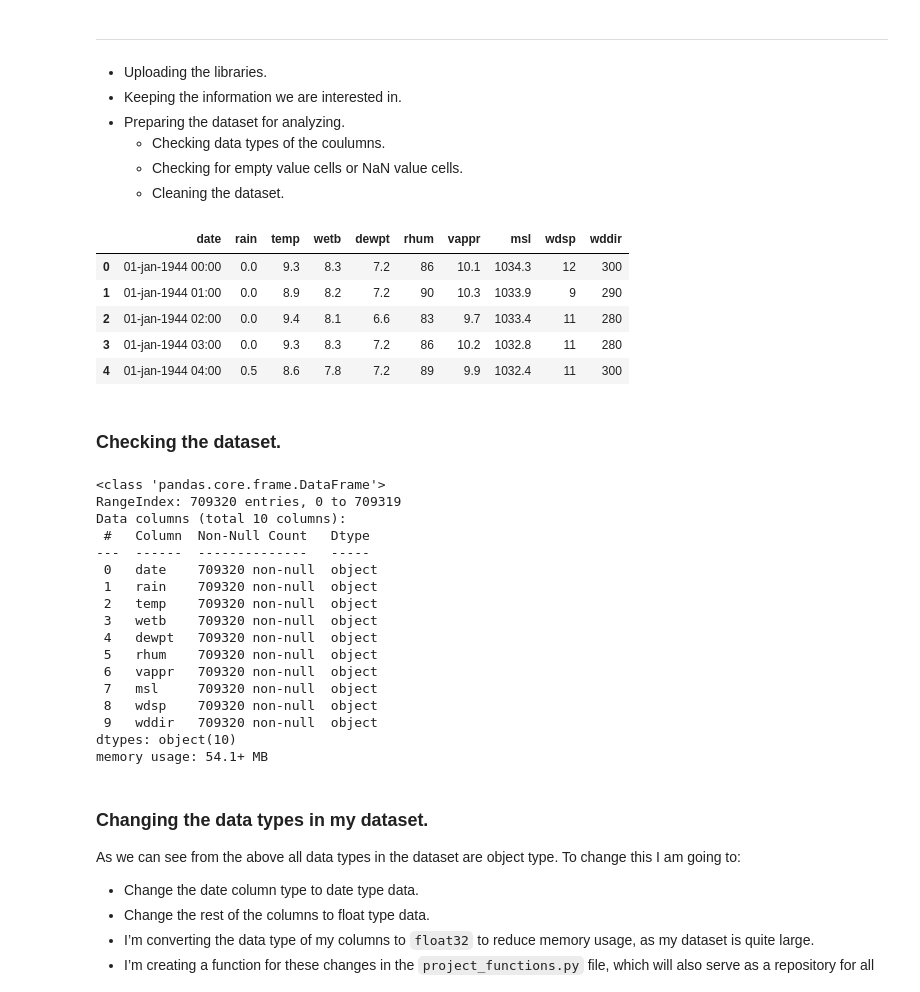
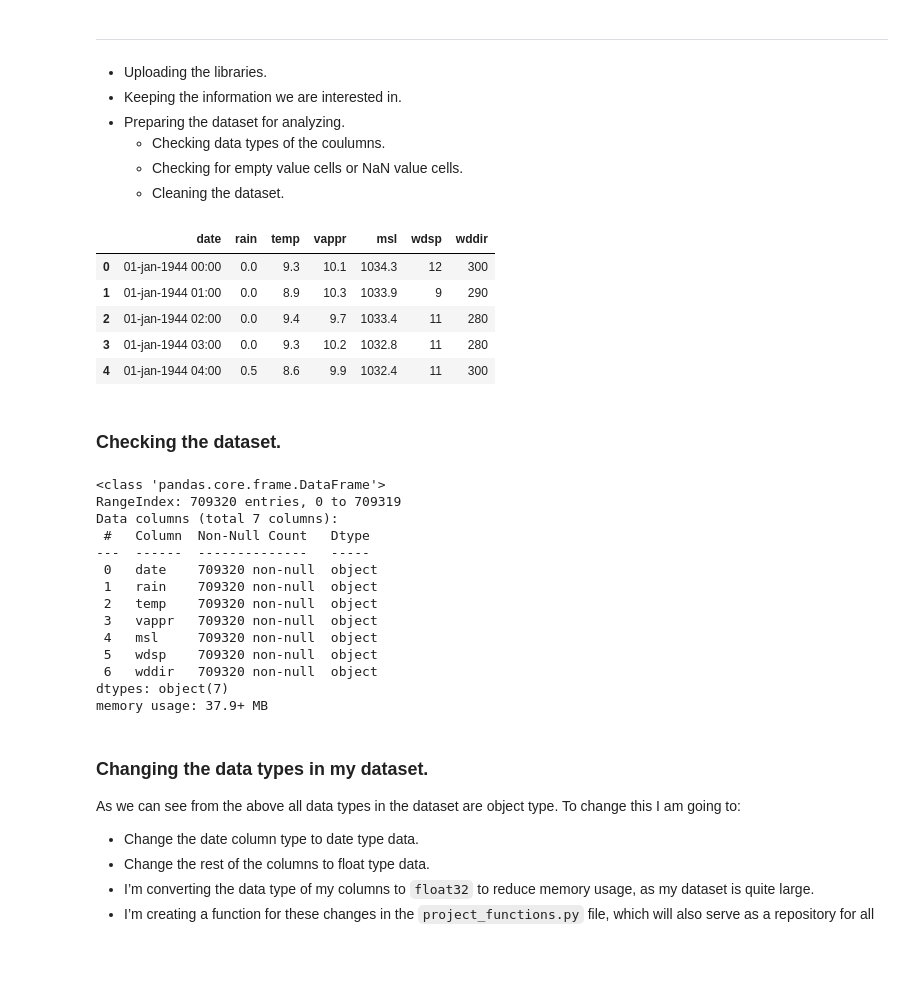
Before and after one commit to ermelinda-q/PFDA, a Jupyter notebook: project/project.ipynb, the cells around one changed output. Drawn from its saved outputs; the diff is of its cells as text; code cells hidden in the pictures; blank space fills up the shorter version.

```diff
--- a/project/project.ipynb
+++ b/project/project.ipynb
@@ -23,22 +23,22 @@ from project_functions import *
 # %%
 # Uploading the dataset to my data frame, skipping the first 23 rows as the dataset starts at row 24.
 # Setting low_memory=False - easier to upload in big datasets.
 df = pd.read_csv('./data/data_valentia.csv', skiprows=23, low_memory=False)
 
 # Creating a subset using only the data I need for this project.
 # Two ways of doing it:
-df_valentia = df[['date', 'rain', 'temp', 'wetb', 'dewpt', 'rhum', 'vappr', 'msl', 'wdsp', 'wddir']].copy()
+df_valentia = df[['date', 'rain', 'temp', 'vappr', 'msl', 'wdsp', 'wddir']].copy() # easier
 # or:
 # df_valentia = df.drop(columns=['ww', 'sun', 'w', 'vis', 'clht', 'clamt', 'ind', 'ind.1', 'ind.2', 'ind.3', 'ind.4'])
 
 df_valentia.head(5)
 # %% [output]
-|  | date | rain | temp | wetb | dewpt | rhum | vappr | msl | wdsp | wddir |
-| 0 | 01-jan-1944 00:00 | 0.0 | 9.3 | 8.3 | 7.2 | 86 | 10.1 | 1034.3 | 12 | 300 |
-| 1 | 01-jan-1944 01:00 | 0.0 | 8.9 | 8.2 | 7.2 | 90 | 10.3 | 1033.9 | 9 | 290 |
-| 2 | 01-jan-1944 02:00 | 0.0 | 9.4 | 8.1 | 6.6 | 83 | 9.7 | 1033.4 | 11 | 280 |
-| 3 | 01-jan-1944 03:00 | 0.0 | 9.3 | 8.3 | 7.2 | 86 | 10.2 | 1032.8 | 11 | 280 |
-| 4 | 01-jan-1944 04:00 | 0.5 | 8.6 | 7.8 | 7.2 | 89 | 9.9 | 1032.4 | 11 | 300 |
+|  | date | rain | temp | vappr | msl | wdsp | wddir |
+| 0 | 01-jan-1944 00:00 | 0.0 | 9.3 | 10.1 | 1034.3 | 12 | 300 |
+| 1 | 01-jan-1944 01:00 | 0.0 | 8.9 | 10.3 | 1033.9 | 9 | 290 |
+| 2 | 01-jan-1944 02:00 | 0.0 | 9.4 | 9.7 | 1033.4 | 11 | 280 |
+| 3 | 01-jan-1944 03:00 | 0.0 | 9.3 | 10.2 | 1032.8 | 11 | 280 |
+| 4 | 01-jan-1944 04:00 | 0.5 | 8.6 | 9.9 | 1032.4 | 11 | 300 |
 # %% [markdown]
 ### Checking the dataset.
 # %%
@@ -47,21 +47,18 @@ df_valentia.info()
 # %% [output]
 <class 'pandas.core.frame.DataFrame'>
 RangeIndex: 709320 entries, 0 to 709319
-Data columns (total 10 columns):
+Data columns (total 7 columns):
  #   Column  Non-Null Count   Dtype
 ---  ------  --------------   -----
  0   date    709320 non-null  object
  1   rain    709320 non-null  object
  2   temp    709320 non-null  object
- 3   wetb    709320 non-null  object
- 4   dewpt   709320 non-null  object
- 5   rhum    709320 non-null  object
- 6   vappr   709320 non-null  object
- 7   msl     709320 non-null  object
- 8   wdsp    709320 non-null  object
- 9   wddir   709320 non-null  object
-dtypes: object(10)
-memory usage: 54.1+ MB
+ 3   vappr   709320 non-null  object
+ 4   msl     709320 non-null  object
+ 5   wdsp    709320 non-null  object
+ 6   wddir   709320 non-null  object
+dtypes: object(7)
+memory usage: 37.9+ MB
 # %% [markdown]
 ### Changing the data types in my dataset.
 
```
Also changed, not shown: parts of 18 cells of this notebook, 2 other files.
